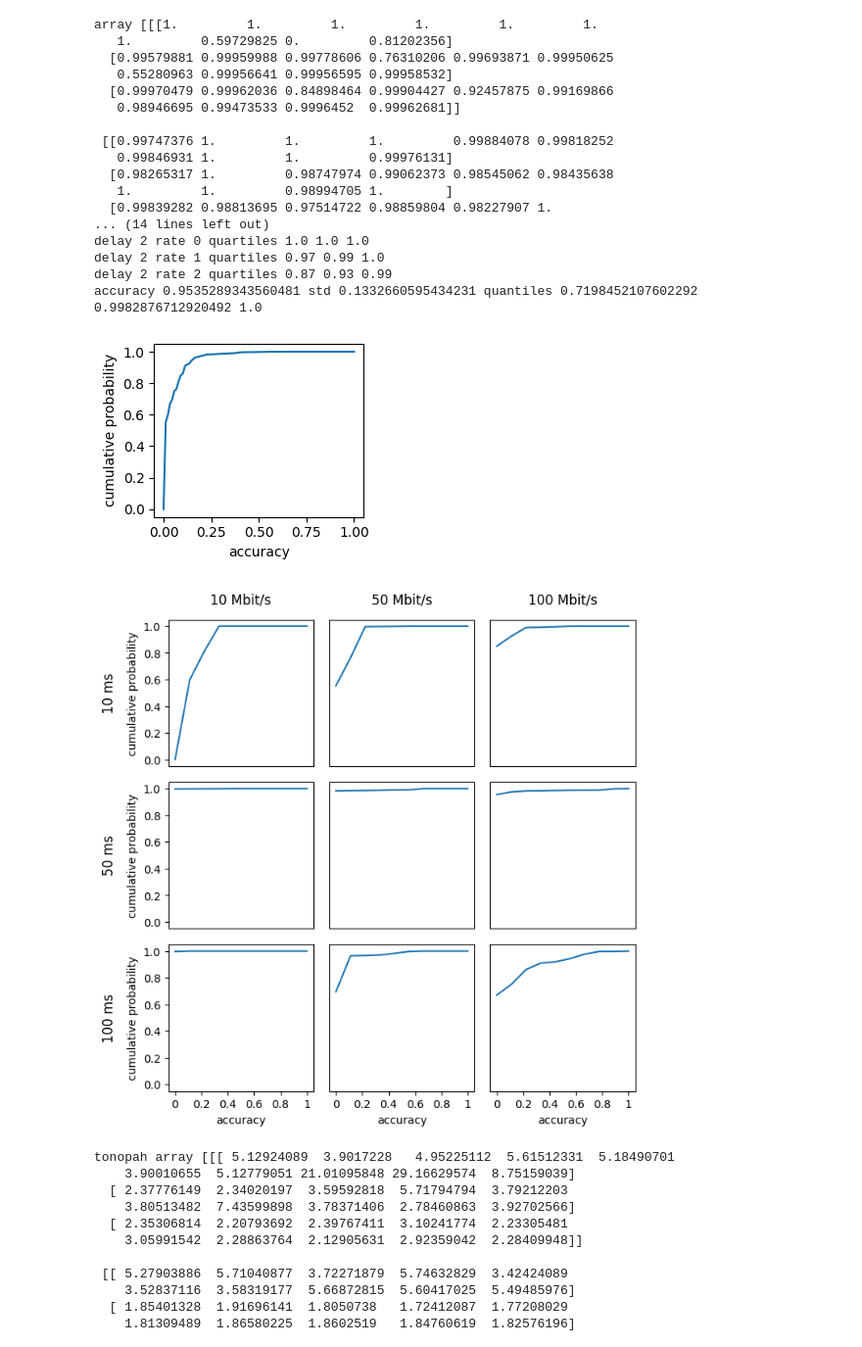
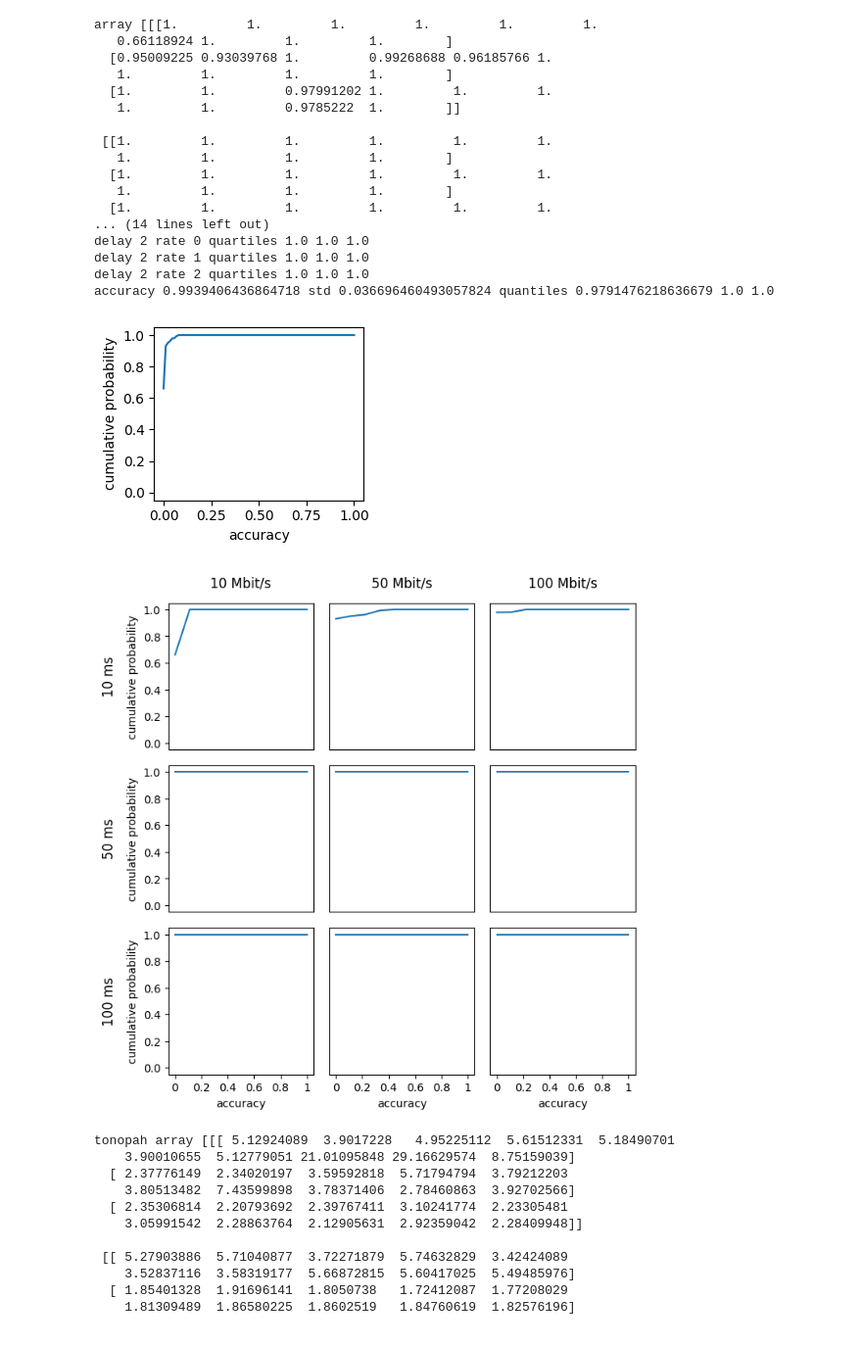
Before and after one commit to muxamilian/fair-queuing-aware-congestion-control, a Jupyter notebook: sample/evaluation_playground.ipynb, the cells around one changed output. Shown: that part at 98% size. Drawn from its saved outputs; the diff is of its cells as text; code cells hidden in the pictures.

```diff
--- a/sample/evaluation_playground.ipynb
+++ b/sample/evaluation_playground.ipynb
@@ -1,7 +1,7 @@
 # %%
 import numpy as np
 
-filename = 'results_fq_new_tonopah.txt'
+filename = 'results_pfifo_new_tonopah.txt'
 with open(f'good_results/{filename}') as f:
     array = np.array(eval(f.read()))
 print("array", array)
@@ -43,48 +43,48 @@ plt.subplots_adjust(wspace=0, hspace=0)
 for i in range(len(array)):
     for j in range(len(array[i])):
         special = False
         if j==0:
             axs[i][j].text(-0.5, 0.5, f'{delays[i]} ms', rotation='vertical', fontdict=fd)
             axs[i][j].set_ylabel('cumulative probability')
         if i==0:
             axs[i][j].text(0.5, 1.2, f'{bws[j]} Mbit/s', fontdict=fd)
         if i==2:
             axs[i][j].set_xlabel('accuracy')
         if i!=2:
             axs[i][j].set_xticks([], [])
         else:
             axs[i][j].xaxis.set_major_formatter(FormatStrFormatter('%g'))
             axs[i][j].set_xticks([0, 0.2, 0.4, 0.6, 0.8, 1.0])
         if j!=0:
             axs[i][j].set_yticks([], [])
         x = np.linspace(0., 1., len(array[i,j]))
         y = np.sort(array[i,j])
         axs[i][j].set_ylim(-0.05, 1.05)
         axs[i][j].plot(x, y)
 plt.tight_layout()
 plt.savefig(f"plots/{filename.split('.')[0]}_all.pdf", bbox_inches = 'tight', pad_inches = 0)
 
 plt.show()
 # %% [output]
 array [[[1.         1.         1.         1.         1.         1.
-   1.         0.59729825 0.         0.81202356]
-  [0.99579881 0.99959988 0.99778606 0.76310206 0.99693871 0.99950625
-   0.55280963 0.99956641 0.99956595 0.99958532]
-  [0.99970479 0.99962036 0.84898464 0.99904427 0.92457875 0.99169866
-   0.98946695 0.99473533 0.9996452  0.99962681]]
+   0.66118924 1.         1.         1.        ]
+  [0.95009225 0.93039768 1.         0.99268688 0.96185766 1.
+   1.         1.         1.         1.        ]
+  [1.         1.         0.97991202 1.         1.         1.
+   1.         1.         0.9785222  1.        ]]
 
- [[0.99747376 1.         1.         1.         0.99884078 0.99818252
-   0.99846931 1.         1.         0.99976131]
-  [0.98265317 1.         0.98747974 0.99062373 0.98545062 0.98435638
-   1.         1.         0.98994705 1.        ]
-  [0.99839282 0.98813695 0.97514722 0.98859804 0.98227907 1.
+ [[1.         1.         1.         1.         1.         1.
+   1.         1.         1.         1.        ]
+  [1.         1.         1.         1.         1.         1.
+   1.         1.         1.         1.        ]
+  [1.         1.         1.         1.         1.         1.
 ... (14 lines left out)
 delay 2 rate 0 quartiles 1.0 1.0 1.0
-delay 2 rate 1 quartiles 0.97 0.99 1.0
-delay 2 rate 2 quartiles 0.87 0.93 0.99
-accuracy 0.9535289343560481 std 0.1332660595434231 quantiles 0.7198452107602292 0.9982876712920492 1.0
+delay 2 rate 1 quartiles 1.0 1.0 1.0
+delay 2 rate 2 quartiles 1.0 1.0 1.0
+accuracy 0.9939406436864718 std 0.036696460493057824 quantiles 0.9791476218636679 1.0 1.0
-[figure, old version]
+[figure, new version]
-[figure, old version]
+[figure, new version]
 # %%
 import numpy as np
 import scipy.stats
```
Also changed, not shown: 14 other files.
